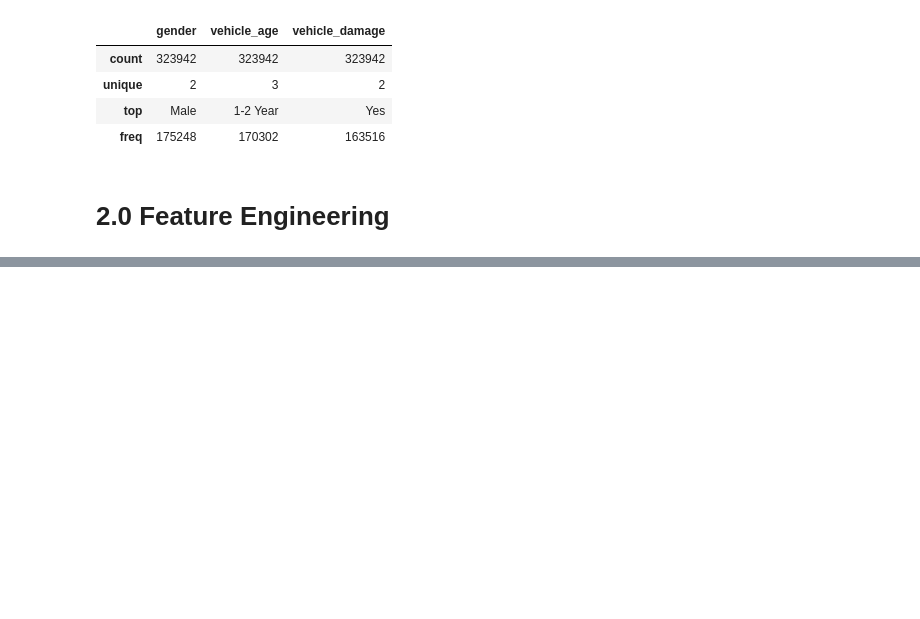
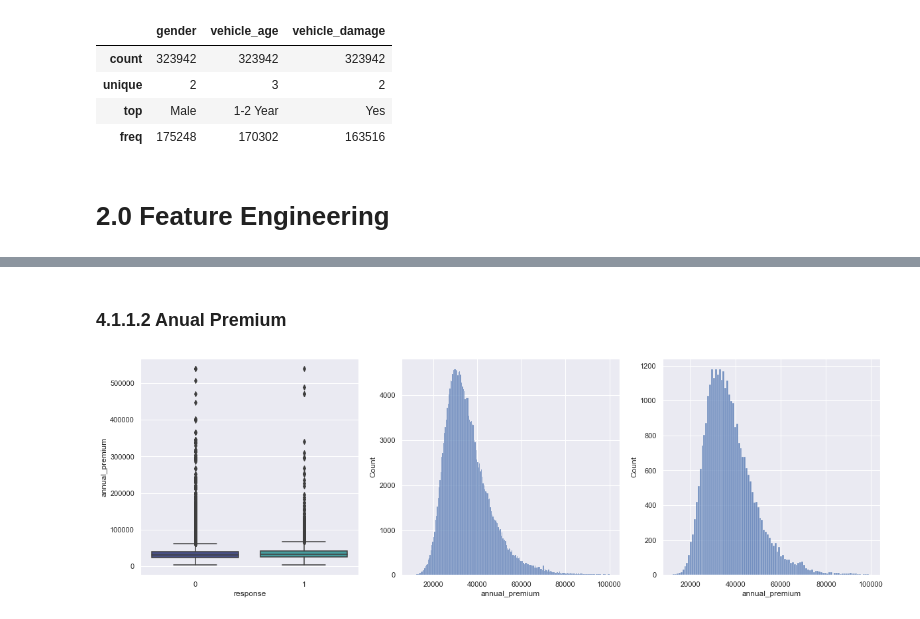
Before and after one commit to FabioCaffarello/insurance-cross-sell, a Jupyter notebook: notebooks/3.1-flc-end-to-end.ipynb, the cells around one changed output, grey strips where cells are left out. Cells and saved outputs as stored; diff of their text form; code cells hidden in the pictures; blank space fills up the shorter version.

```diff
--- a/notebooks/3.1-flc-end-to-end.ipynb
+++ b/notebooks/3.1-flc-end-to-end.ipynb
@@ -214,0 +266,19 @@ cat_attributes.describe()
+# %% [markdown]
+### 4.1.1.2 Anual Premium
+# %%
+plt.figure(figsize=(20,6))
+
+plt.subplot(1,3,1)
+sns.boxplot(x='response', y='annual_premium', data=df04, palette='mako')
+
+aux00 = df04[(df04['annual_premium'] > 10000) &(df04['annual_premium'] < 100000)]
+
+aux01 = aux00.loc[aux00['response'] == 0, 'annual_premium']
+plt.subplot(1,3,2)
+sns.histplot(aux01, palette='mako');
+
+aux01 = aux00.loc[aux00['response'] == 1, 'annual_premium']
+plt.subplot(1,3,3)
+sns.histplot(aux01, palette='mako');
+# %% [output]
+[figure, added]
```
Also changed, not shown: parts of 31 cells of this notebook, 1 other file.
